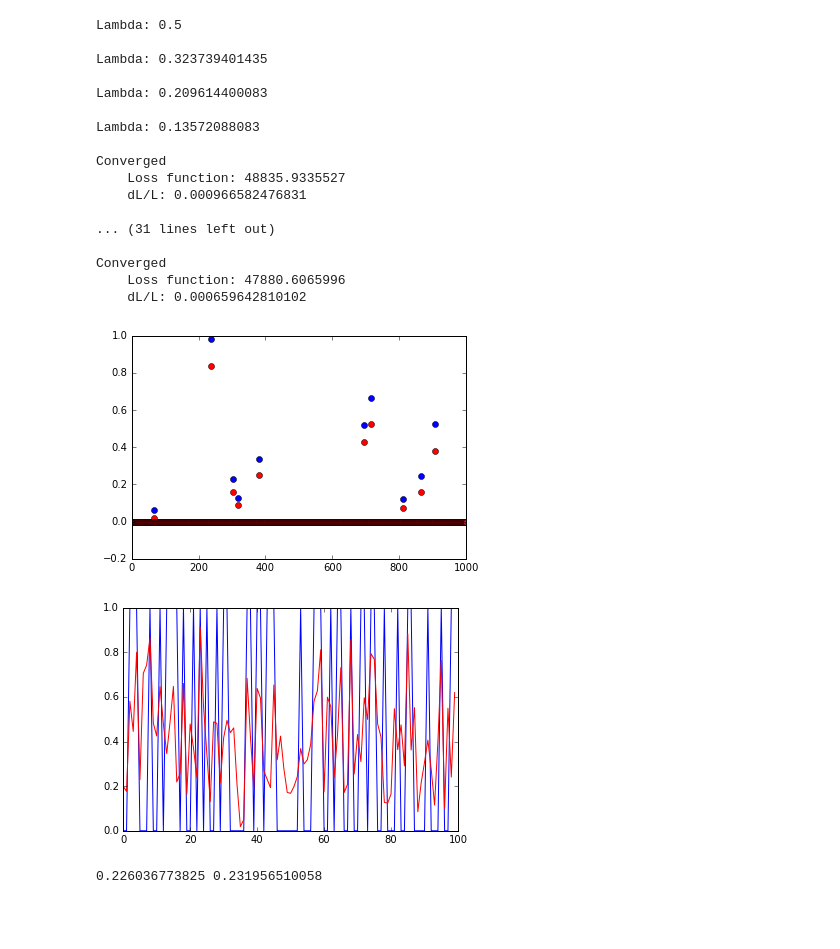
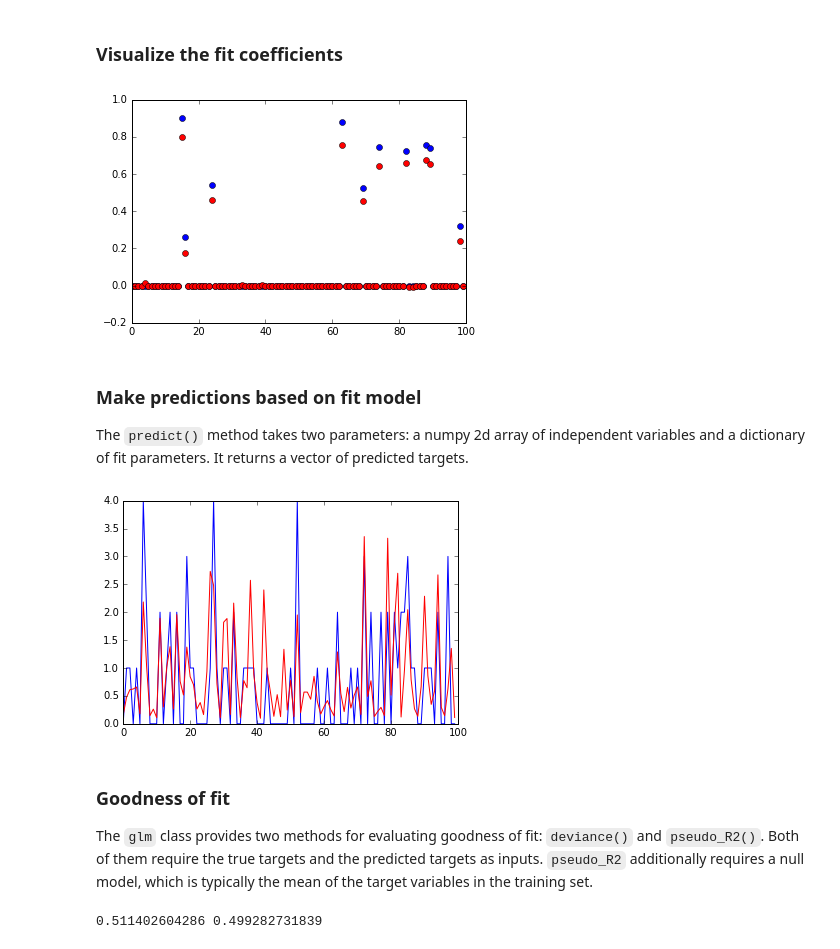
Before and after one commit to glm-tools/pyglmnet, a Jupyter notebook: pyglmnet_example.ipynb, the cells around one changed output. Cells and saved outputs as stored; diff of their text form; code cells hidden in the pictures; blank space fills up the shorter version.

````diff
--- a/pyglmnet_example.ipynb
+++ b/pyglmnet_example.ipynb
@@ -9,2 +14,2 @@ import pyglmnet as pyglmnet
 # %%
-model = pyglmnet.glm('binomial')
+model = pyglmnet.glm('poisson')
@@ -11,13 +21,14 @@ model = pyglmnet.glm('binomial')
 # %%
-# Simulate data
-
 # Dataset size
-N = 100000
-p = 1000
+N = 10000
+p = 100
 
 # Coefficients
+
+# baseline term
 beta0 = np.random.normal(0.0, 1.0, 1)
-beta = sps.rand(p,1,0.01)
+# sparse model terms
+beta = sps.rand(p,1,0.1)
 beta = np.array(beta.todense())
 
 # Training data
@@ -32,9 +60,9 @@ yt = model.simulate(beta0, beta, xt)
 reg_lambda = np.logspace(np.log(0.5), np.log(0.01), 10, base=np.exp(1))
 alpha = 0.8
 
-fit_params = dict()
-fit_params['reg_lambda'] = reg_lambda
-fit_params['alpha'] = alpha
+reg_params = dict()
+reg_params['reg_lambda'] = reg_lambda
+reg_params['alpha'] = alpha
 
 # Set optimization parameters
 opt_params = dict()
@@ -42,43 +70,33 @@ opt_params['learning_rate'] = 1e-4
 opt_params['max_iter'] = 1000
 
 # Fit model to training data
-fit = model.fit(zscore(xr),yr,fit_params,opt_params)
+fit = model.fit(zscore(xr),yr,reg_params,opt_params,verbose='False')
-# %% [output]
-Lambda: 0.5
-
-Lambda: 0.323739401435
-
-Lambda: 0.209614400083
-
-Lambda: 0.13572088083
-
-Converged
-    Loss function: 48835.9335527
-    dL/L: 0.000966582476831
-
-... (31 lines left out)
-
-Converged
-    Loss function: 47880.6065996
-    dL/L: 0.000659642810102
+# %% [markdown]
+### Visualize the fit coefficients
 # %%
 # Visualize estimated coefficients
-fitparams = fit[-3]
+fitparams = fit[-1]
 plt.plot(beta[:], 'bo')
 plt.hold(True)
 plt.plot(fitparams['beta'][:], 'ro')
 plt.show()
 # %% [output]
-[figure, old version]
+[figure, new version]
+# %% [markdown]
+### Make predictions based on fit model
+The ```predict()``` method takes two parameters: a numpy 2d array of independent variables and a dictionary of fit parameters. It returns a vector of predicted targets.
 # %%
 # Predict targets from test set
-
-yrhat = model.lmb(fitparams['beta0'], fitparams['beta'], zscore(xr))
-ythat = model.lmb(fitparams['beta0'], fitparams['beta'], zscore(xt))
+yrhat = model.predict(zscore(xr), fitparams)
+ythat = model.predict(zscore(xt), fitparams)
 
 plt.plot(yt[:100])
 plt.hold(True)
 plt.plot(ythat[:100], 'r')
 plt.show()
 # %% [output]
-[figure, old version]
+[figure, new version]
+# %% [markdown]
+### Goodness of fit
+
+The ```glm``` class provides two methods for evaluating goodness of fit: ```deviance()``` and ```pseudo_R2()```. Both of them require the true targets and the predicted targets as inputs. ```pseudo_R2``` additionally requires a null model, which is typically the mean of the target variables in the training set.
@@ -88,4 +111,4 @@ R2r = model.pseudo_R2(yr, yrhat, np.mean(yr))
 R2t = model.pseudo_R2(yt, ythat, np.mean(yr))
 print R2r, R2t
 # %% [output]
-0.226036773825 0.231956510058
+0.511402604286 0.499282731839
````
Also changed, not shown: parts of 7 cells of this notebook, 4 other files.
